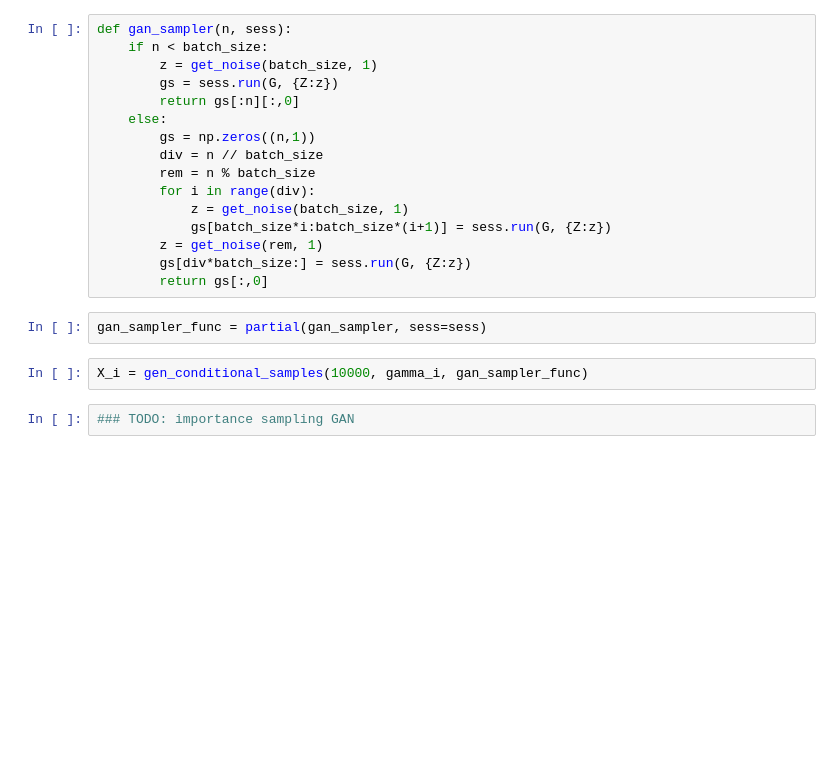
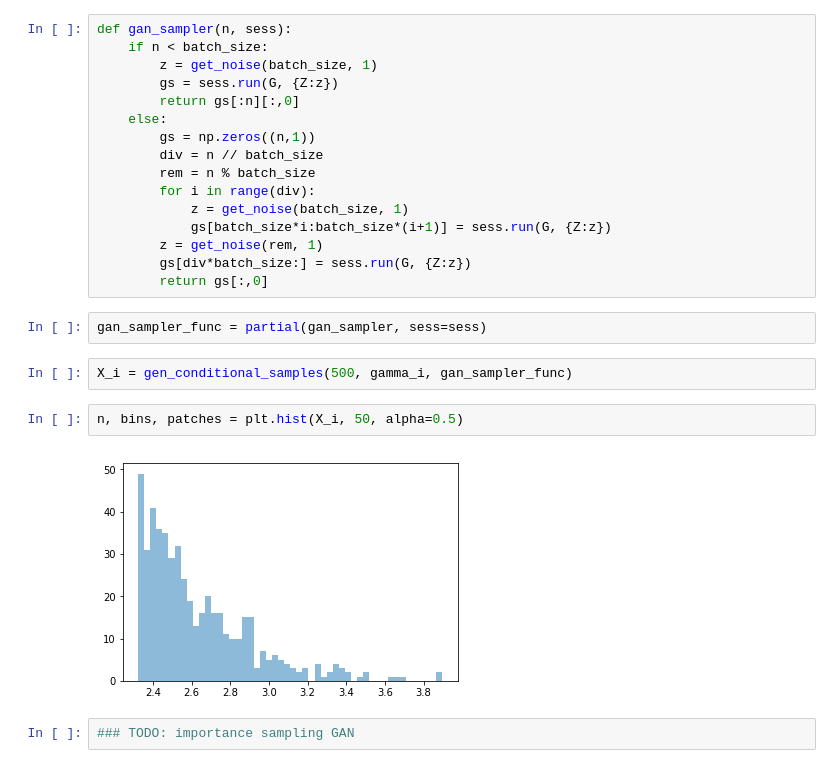
Before and after one commit to bowenliu1992/gan_is, a Jupyter notebook: GAN_IS_prototype.ipynb, the cells around one changed output. Drawn from its saved outputs; the diff is of its cells as text; blank space fills up the shorter version.

```diff
--- a/GAN_IS_prototype.ipynb
+++ b/GAN_IS_prototype.ipynb
@@ -212,7 +215,11 @@ def gan_sampler(n, sess):
 # %%
 gan_sampler_func = partial(gan_sampler, sess=sess)
 # %%
-X_i = gen_conditional_samples(10000, gamma_i, gan_sampler_func)
+X_i = gen_conditional_samples(500, gamma_i, gan_sampler_func)
+# %%
+n, bins, patches = plt.hist(X_i, 50, alpha=0.5)
+# %% [output]
+[figure, added]
 # %%
 ### TODO: importance sampling GAN
 # %%
```
Also changed, not shown: parts of 14 cells of this notebook.
